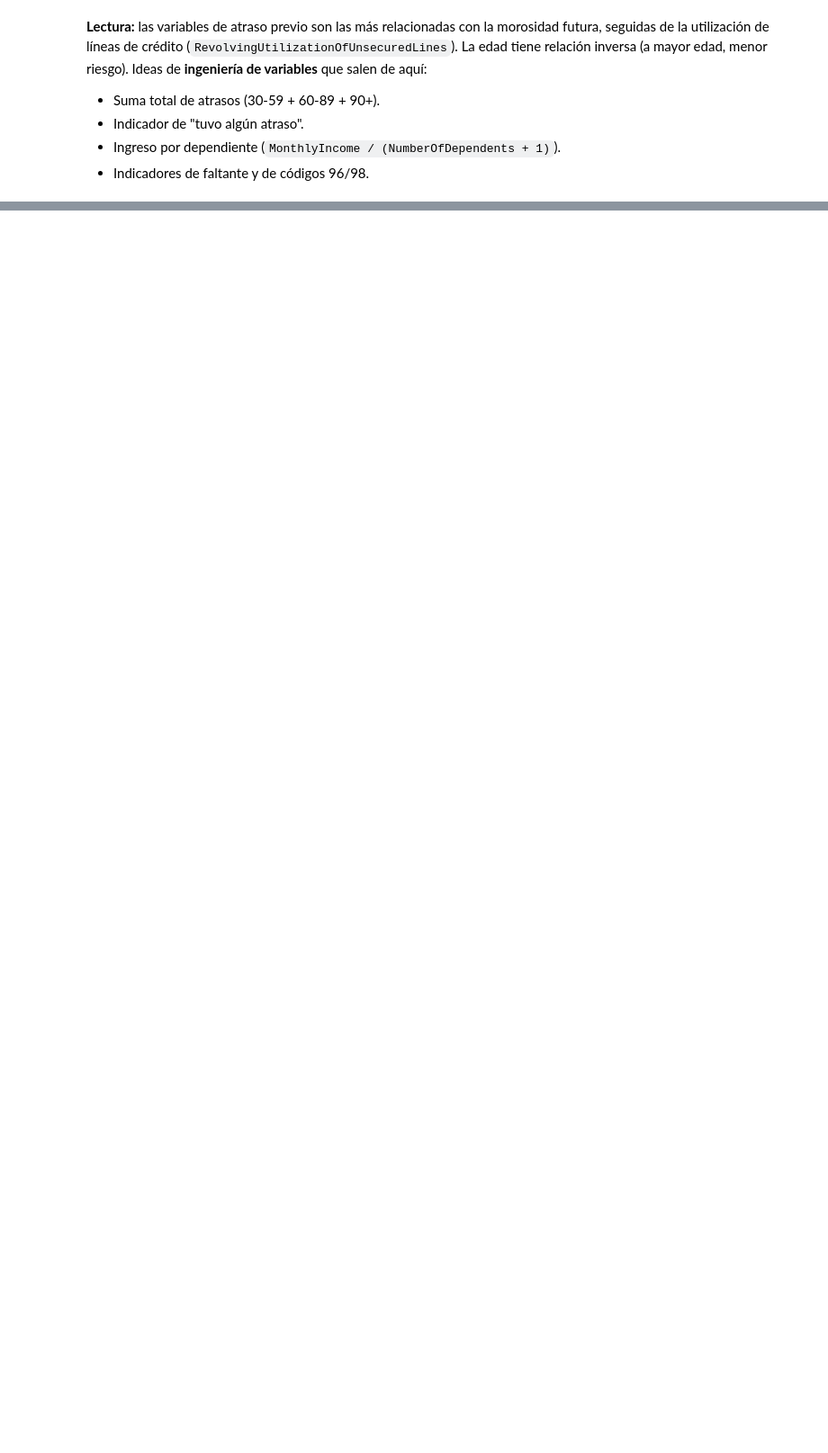
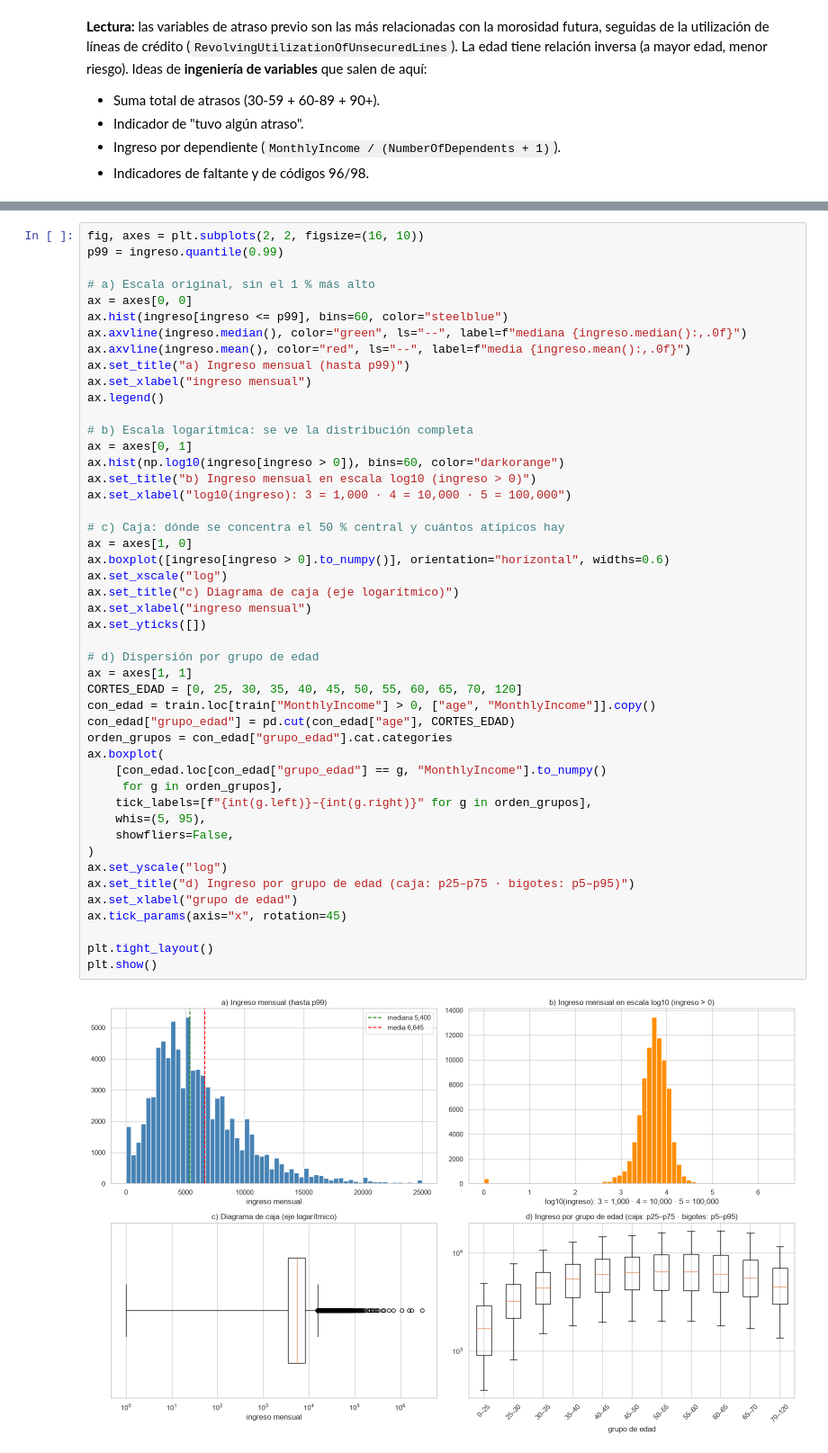
Before and after one commit to gustavopardoitam/ml-competencia-crediticia, a Jupyter notebook: notebooks/02_eda.ipynb, the cells around one changed output, grey strips where cells are left out. Shown at 90% size. Cells and saved outputs as stored; diff of their text form; blank space fills up the shorter version.

```diff
--- a/notebooks/02_eda.ipynb
+++ b/notebooks/02_eda.ipynb
@@ -488,0 +587,49 @@ los datos de entrenamiento de cada partición, para evitar fuga de datos.
+# %%
+fig, axes = plt.subplots(2, 2, figsize=(16, 10))
+p99 = ingreso.quantile(0.99)
+
+# a) Escala original, sin el 1 % más alto
+ax = axes[0, 0]
+ax.hist(ingreso[ingreso <= p99], bins=60, color="steelblue")
+ax.axvline(ingreso.median(), color="green", ls="--", label=f"mediana {ingreso.median():,.0f}")
+ax.axvline(ingreso.mean(), color="red", ls="--", label=f"media {ingreso.mean():,.0f}")
+ax.set_title("a) Ingreso mensual (hasta p99)")
+ax.set_xlabel("ingreso mensual")
+ax.legend()
+
+# b) Escala logarítmica: se ve la distribución completa
+ax = axes[0, 1]
+ax.hist(np.log10(ingreso[ingreso > 0]), bins=60, color="darkorange")
+ax.set_title("b) Ingreso mensual en escala log10 (ingreso > 0)")
+ax.set_xlabel("log10(ingreso): 3 = 1,000 · 4 = 10,000 · 5 = 100,000")
+
+# c) Caja: dónde se concentra el 50 % central y cuántos atípicos hay
+ax = axes[1, 0]
+ax.boxplot([ingreso[ingreso > 0].to_numpy()], orientation="horizontal", widths=0.6)
+ax.set_xscale("log")
+ax.set_title("c) Diagrama de caja (eje logarítmico)")
+ax.set_xlabel("ingreso mensual")
+ax.set_yticks([])
+
+# d) Dispersión por grupo de edad
+ax = axes[1, 1]
+CORTES_EDAD = [0, 25, 30, 35, 40, 45, 50, 55, 60, 65, 70, 120]
+con_edad = train.loc[train["MonthlyIncome"] > 0, ["age", "MonthlyIncome"]].copy()
+con_edad["grupo_edad"] = pd.cut(con_edad["age"], CORTES_EDAD)
+orden_grupos = con_edad["grupo_edad"].cat.categories
+ax.boxplot(
+    [con_edad.loc[con_edad["grupo_edad"] == g, "MonthlyIncome"].to_numpy()
+     for g in orden_grupos],
+    tick_labels=[f"{int(g.left)}–{int(g.right)}" for g in orden_grupos],
+    whis=(5, 95),
+    showfliers=False,
+)
+ax.set_yscale("log")
+ax.set_title("d) Ingreso por grupo de edad (caja: p25–p75 · bigotes: p5–p95)")
+ax.set_xlabel("grupo de edad")
+ax.tick_params(axis="x", rotation=45)
+
+plt.tight_layout()
+plt.show()
+# %% [output]
+[figure, added]
```
Also changed, not shown: parts of 52 cells of this notebook, 2 other files.
